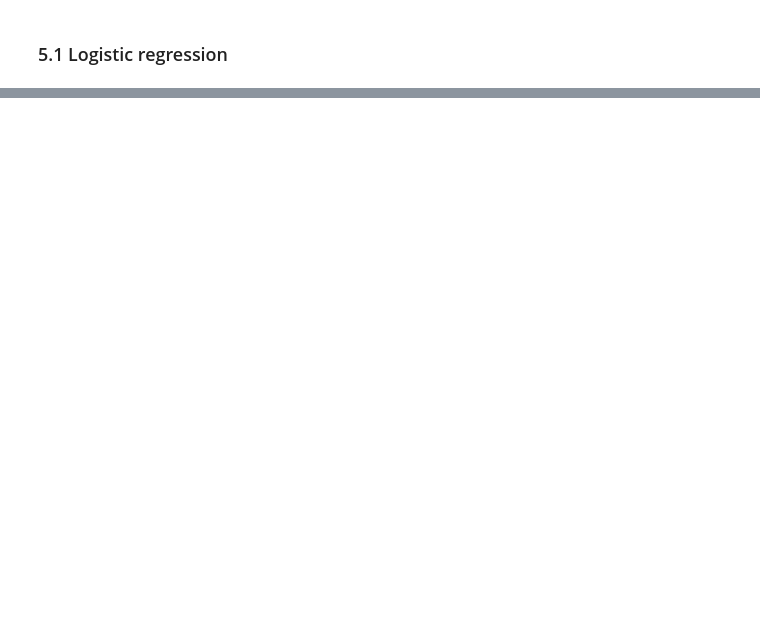
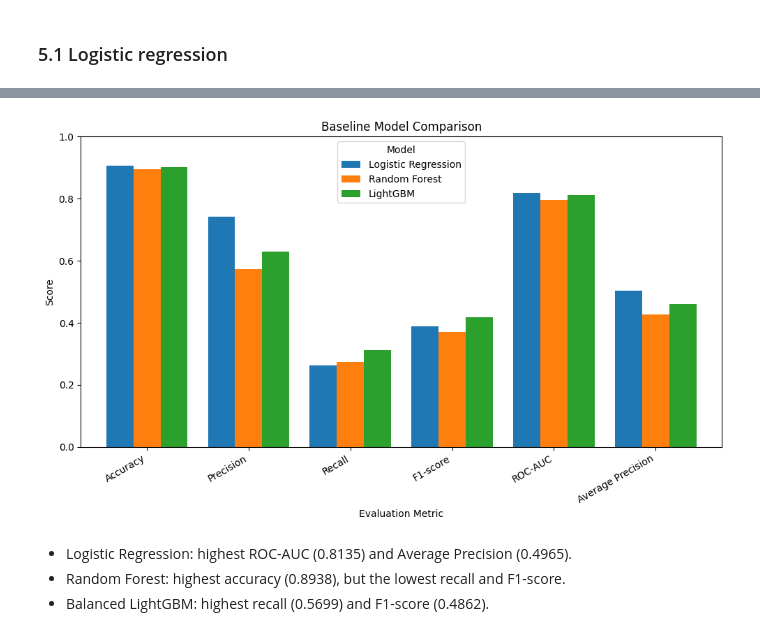
Before and after one commit to andrewgabrielm/Response_to_Marketing, a Jupyter notebook: notebooks/01_eda_modeling.ipynb, the cells around one changed output, grey strips where cells are left out. Drawn from its saved outputs; the diff is of its cells as text; code cells hidden in the pictures; blank space fills up the shorter version.

Commit message:
modeling complete

```diff
--- a/notebooks/01_eda_modeling.ipynb
+++ b/notebooks/01_eda_modeling.ipynb
@@ -719,0 +1053,3 @@ from sklearn.linear_model import LogisticRegression
+# %%
+# rank models by metrics
+metrics_to_compare = ['Accuracy',	'Precision'	,'Recall'	,'F1-score','ROC-AUC',	'Average Precision']
@@ -719,0 +1061,19 @@ from sklearn.linear_model import LogisticRegression
+# %%
+comparison[metrics_to_compare].T.plot(
+    kind ="bar", figsize = (10,6), width = 0.8
+)
+
+plt.title("Baseline Model Comparison")
+plt.xlabel("Evaluation Metric")
+plt.ylabel("Score")
+plt.xticks(rotation=30, ha="right")
+plt.ylim(0, 1)
+plt.legend(title="Model")
+plt.tight_layout()
+plt.show()
+# %% [output]
+[figure, added]
+# %% [markdown]
+- Logistic Regression: highest ROC-AUC (0.8135) and Average Precision (0.4965).
+- Random Forest: highest accuracy (0.8938), but the lowest recall and F1-score.
+- Balanced LightGBM: highest recall (0.5699) and F1-score (0.4862).
```
Also changed, not shown: parts of 44 cells of this notebook, 5 other files.
